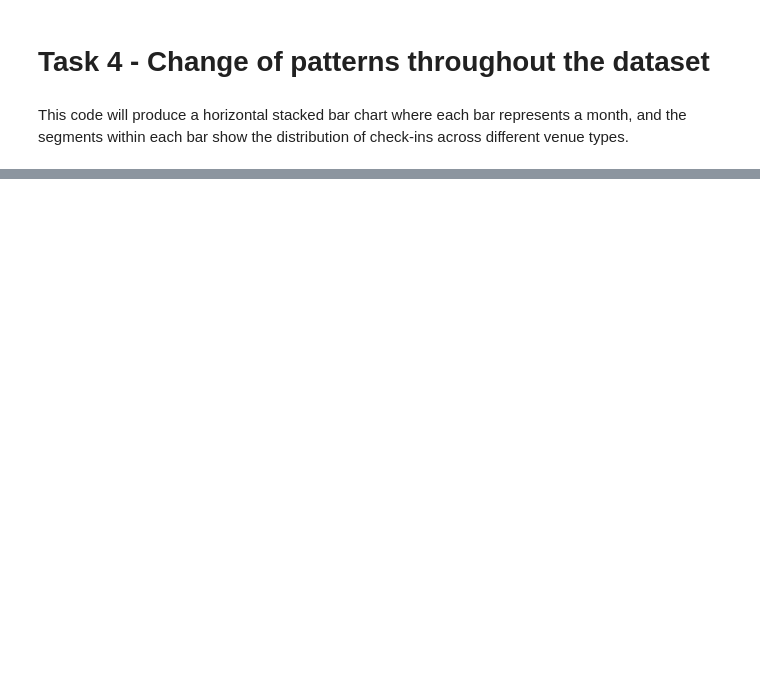
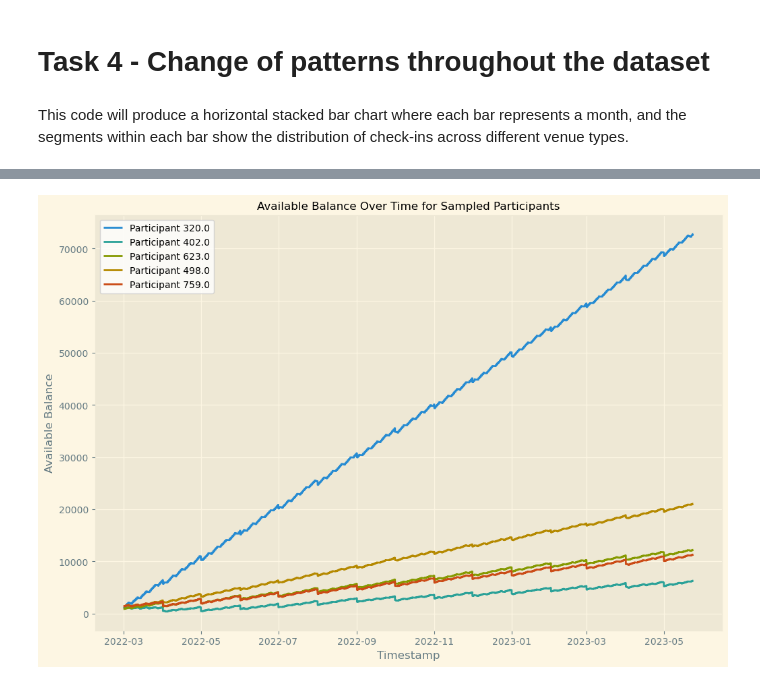
Before and after one commit to olvard/VAST2022, a Jupyter notebook: Task4/task4notebook.ipynb, the cells around one changed output, grey strips where cells are left out. Cells and saved outputs as stored; diff of their text form; code cells hidden in the pictures; blank space fills up the shorter version.

```diff
--- a/Task4/task4notebook.ipynb
+++ b/Task4/task4notebook.ipynb
@@ -32,0 +37,46 @@ plt.show()
+# %%
+import pandas as pd
+import glob
+import matplotlib.pyplot as plt
+
+# Get a list of file paths for all CSV files in the folder
+csv_files = glob.glob('../Datasets/Activity Logs/*.csv')
+
+# Read each CSV file and store the data in a list of dataframes
+dataframes = []
+for file in csv_files:
+    df = pd.read_csv(file)
+    dataframes.append(df)
+
+# Concatenate all dataframes into a single dataframe
+combined_df = pd.concat(dataframes)
+
+# Sample 5 participant IDs
+sample_participantIds = combined_df['participantId'].sample(n=5, random_state=42)
+
+# Filter the dataframe to include only the sampled participant IDs
+combined_df = combined_df[combined_df['participantId'].isin(sample_participantIds)]
+
+# Ensure the timestamp column is in datetime format
+combined_df['timestamp'] = pd.to_datetime(combined_df['timestamp'])
+
+# Sort the dataframe by timestamp
+combined_df = combined_df.sort_values('timestamp')
+
+# Plotting availableBalance over time for each participant
+with plt.style.context('Solarize_Light2'):
+    plt.figure(figsize=(12, 8))
+    for participant_id in sample_participantIds:
+        participant_df = combined_df[combined_df['participantId'] == participant_id]
+        plt.plot(participant_df['timestamp'], participant_df['availableBalance'], label=f'Participant {participant_id}')
+
+# Add title and labels
+plt.title('Available Balance Over Time for Sampled Participants')
+plt.xlabel('Timestamp')
+plt.ylabel('Available Balance')
+plt.legend()
+
+# Show the plot
+plt.show()
+# %% [output]
+[figure, added]
```
Also changed, not shown: parts of 1 cell of this notebook.
